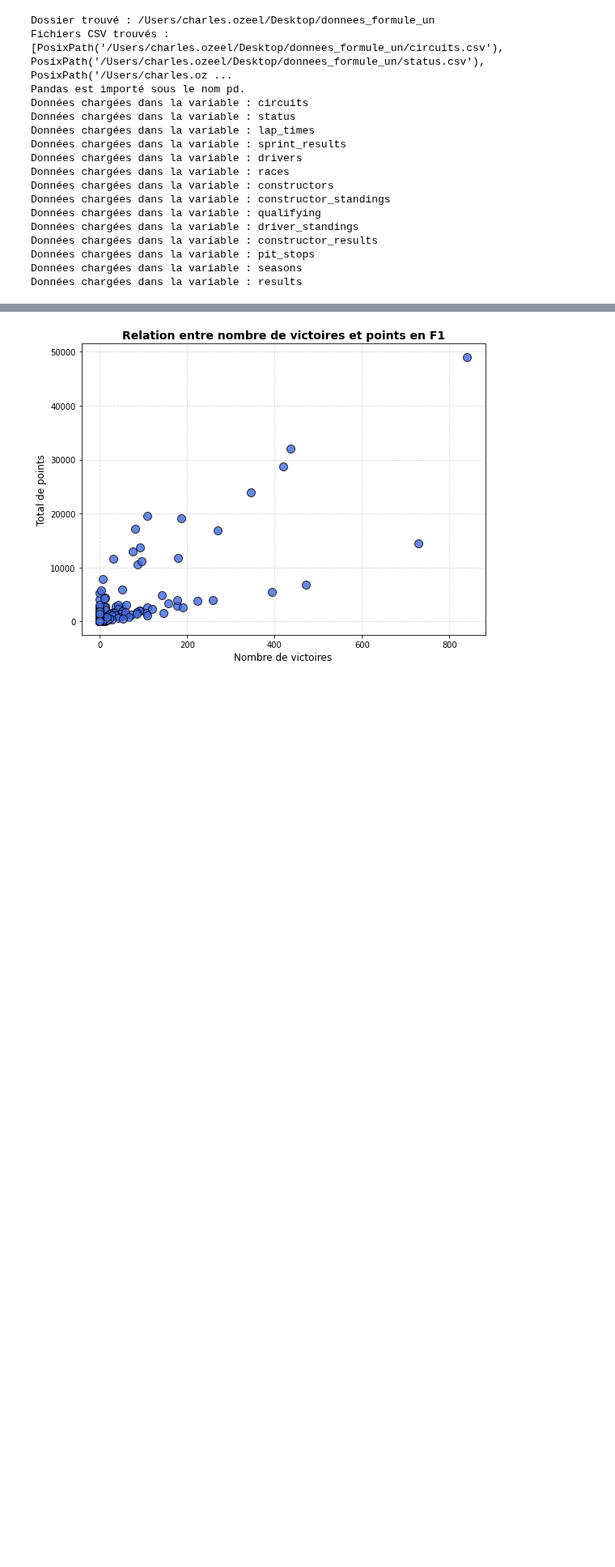
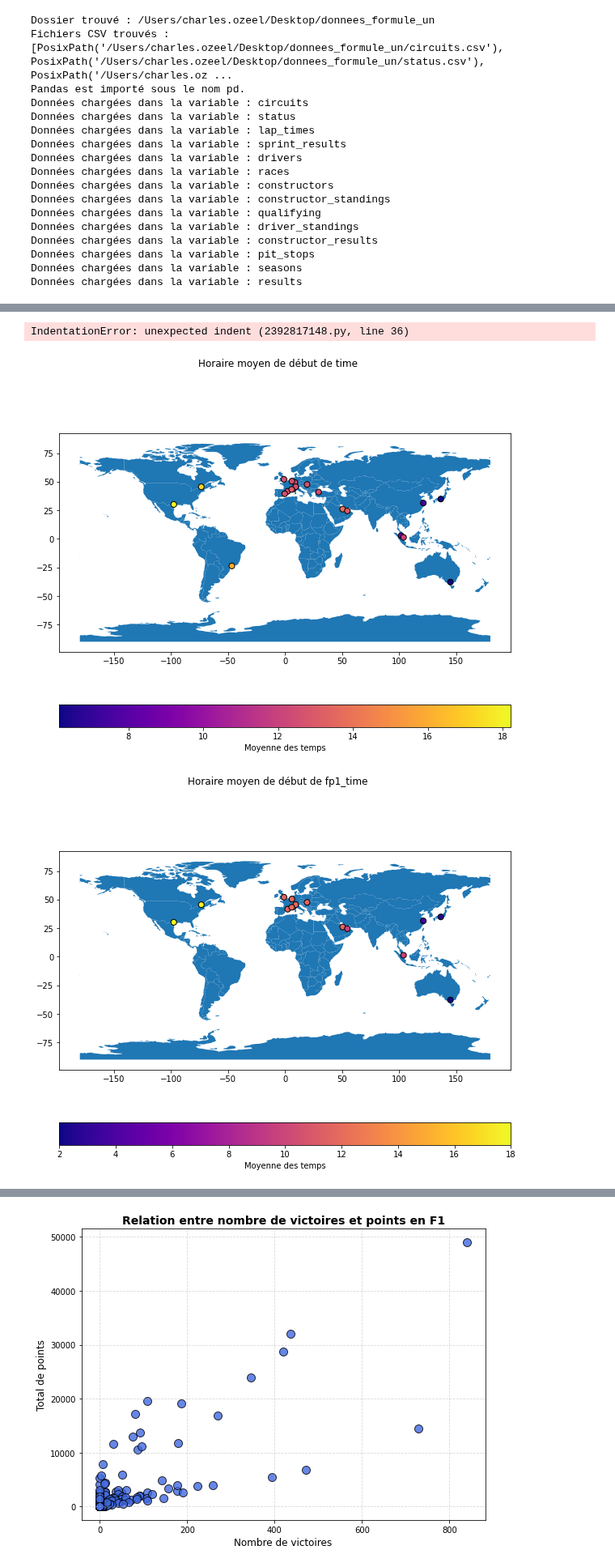
Before and after one commit to OzeelCharles/projet_info2, a Jupyter notebook: exploration_races_Charles.ipynb, the cells around one changed output, grey strips where cells are left out. Shown at 81% size. Cells and saved outputs as stored; diff of their text form; code cells hidden in the pictures; blank space fills up the shorter version.

```diff
--- a/exploration_races_Charles.ipynb
+++ b/exploration_races_Charles.ipynb
@@ -31,2 +46,46 @@ Données chargées dans la variable : results
+# %%
+def time_to_decimal(time_str: str)-> float:
+    """
+    Convertit une durée au format 'HH:MM:SS' en heures sous forme décimale.
+
+    Cette fonction prend en entrée une chaîne de caractères représentant une durée
+    au format 'HH:MM:SS', où `HH` représente les heures, `MM` les minutes, et `SS` les secondes.
+    Elle retourne la durée totale en heures sous forme décimale.
+
+    Parameters
+    ----------
+    time_str : str
+        La chaîne de caractères représentant la durée, au format 'HH:MM:SS'.
+
+    Returns
+    -------
+    float
+        La durée convertie en heures sous forme décimale.
+
+    Raises
+    ------
+    ValueError
+        Si la chaîne d'entrée n'est pas au format attendu 'HH:MM:SS'.
+
+    Examples
+    --------
+    >>> time_to_decimal("2:30:45")
+    2.5125
+    >>> time_to_decimal("1:05:10")
+    1.0861
+
+    Notes
+    -----
+    - Si l'argument `time_str` est `NaN`, la fonction retournera `NaN`.
+    - Cette fonction suppose que l'entrée est bien formatée sous la forme 'HH:MM:SS'.
+    """
+    if pd.isna(time_str):
+        return np.nan
+    if map(int, time_str.split(':')):
+        raise ValueError("La chaîne d'entrée n'est pas au format attendu 'HH:MM:SS'.")
+    h, m, s = map(int, time_str.split(':'))
+    return h + m / 60 + s / 3600
+# %% [output]
+IndentationError: unexpected indent (2392817148.py, line 36)
 # %%
 def horaire_moyen_run_f1(races: pd.DataFrame):
@@ -83,3 +239,8 @@ def horaire_moyen_run_f1(races: pd.DataFrame):
                      label='Moyenne des temps')
         fig.suptitle(f"Horaire moyen de début de {time[j]}")
         plt.show()
+# %%
+horaire_moyen_run_f1(races)
+# %% [output]
+[figure, added]
+[figure, added]
```
Also changed, not shown: parts of 9 cells of this notebook, 1 other file.
